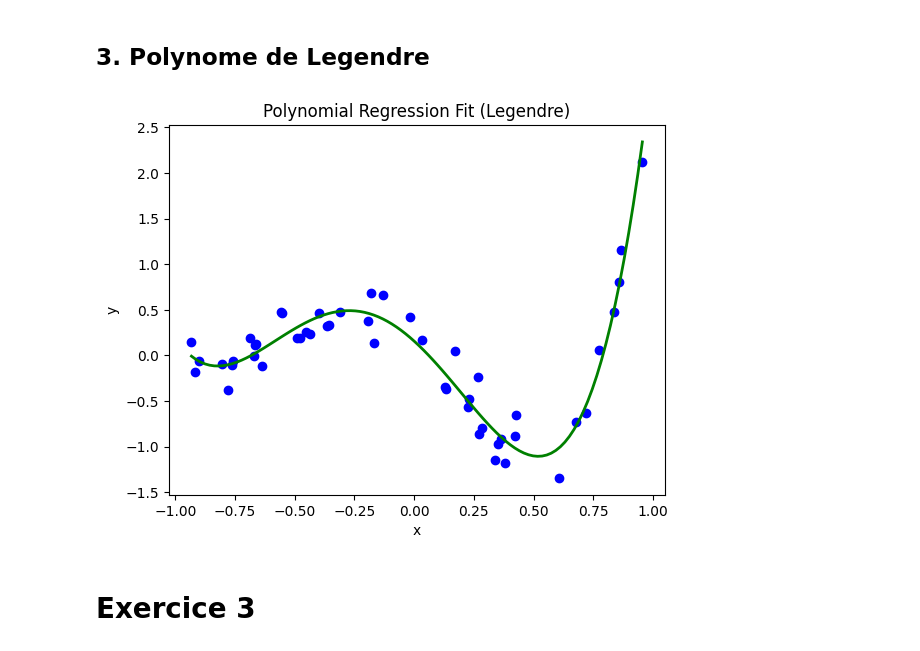
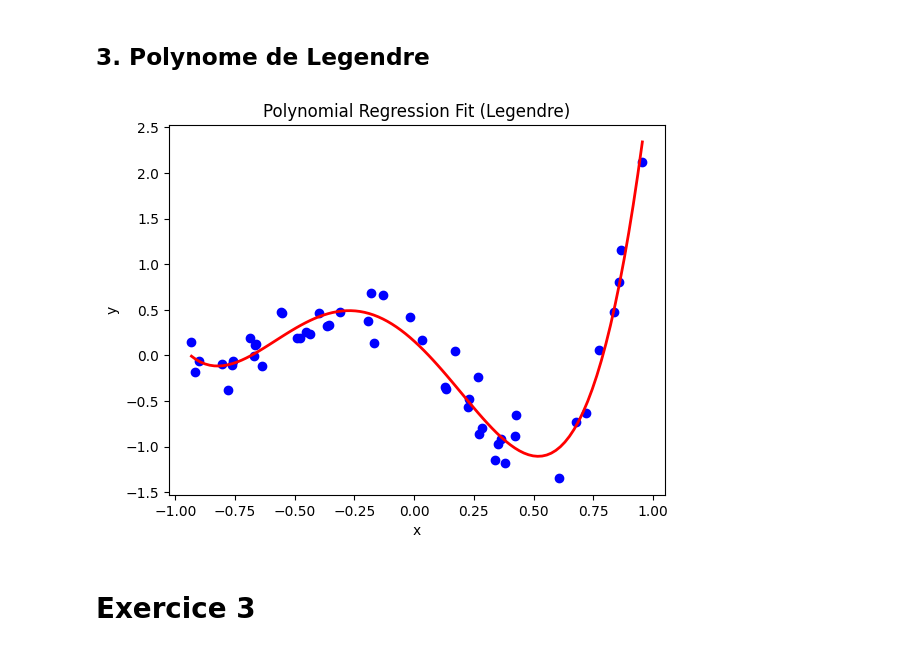
Before and after one commit to basilelt/maths-data, a Jupyter notebook: 3.Regression(I)/td3.ipynb, the cells around one changed output. Cells and saved outputs as stored; diff of their text form; code cells hidden in the pictures.

```diff
--- a/3.Regression(I)/td3.ipynb
+++ b/3.Regression(I)/td3.ipynb
@@ -60,35 +90,35 @@ for x in x_values:
     for d in range(degree + 1):
         poly_value = eval_legendre(d, x)
         row.append(poly_value)
     X_poly_list.append(row)
 X_poly = np.array(X_poly_list)
 
 y = df[1].values
 model_poly = LinearRegression()
 model_poly.fit(X_poly, y)
 
 # This creates a range of x-values for plotting or prediction purposes
 x_range = np.linspace(df[0].min(), df[0].max(), 100)
 # Same as above but for the range
 X_range_poly_list = []
 for x in x_range:
     row = []
     for d in range(degree + 1):
         poly_value = eval_legendre(d, x)
         row.append(poly_value)
     X_range_poly_list.append(row)
 X_range_poly = np.array(X_range_poly_list)
 
 
 # plot the polynomial regression line
 plt.scatter(df[0], df[1], color='blue')
-plt.plot(x_range, model_poly.predict(X_range_poly), color='green', linewidth=2)
+plt.plot(x_range, model_poly.predict(X_range_poly), color='red', linewidth=2)
 plt.xlabel("x")
 plt.ylabel("y")
 plt.title("Polynomial Regression Fit (Legendre)")
 plt.show()
 # %% [output]
-[figure, old version]
+[figure, new version]
 # %% [markdown]
 # Exercice 3
 # %% [markdown]
```
Also changed, not shown: parts of 2 cells of this notebook.
